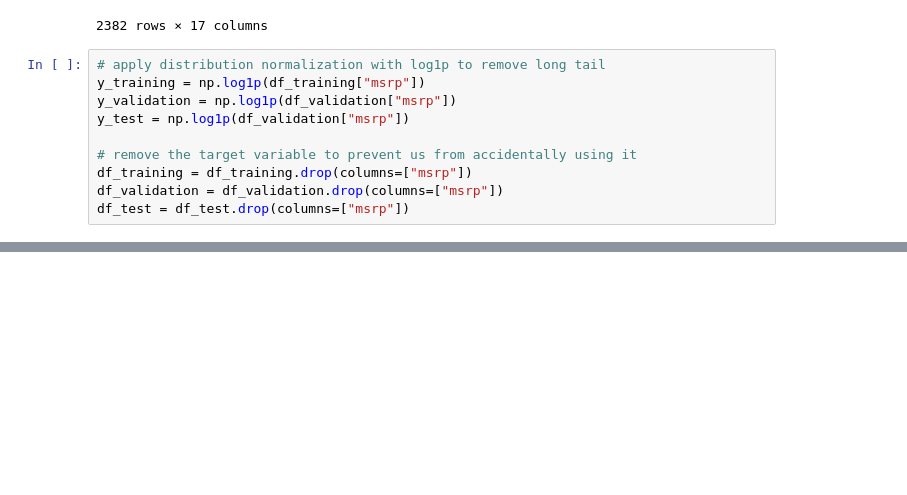
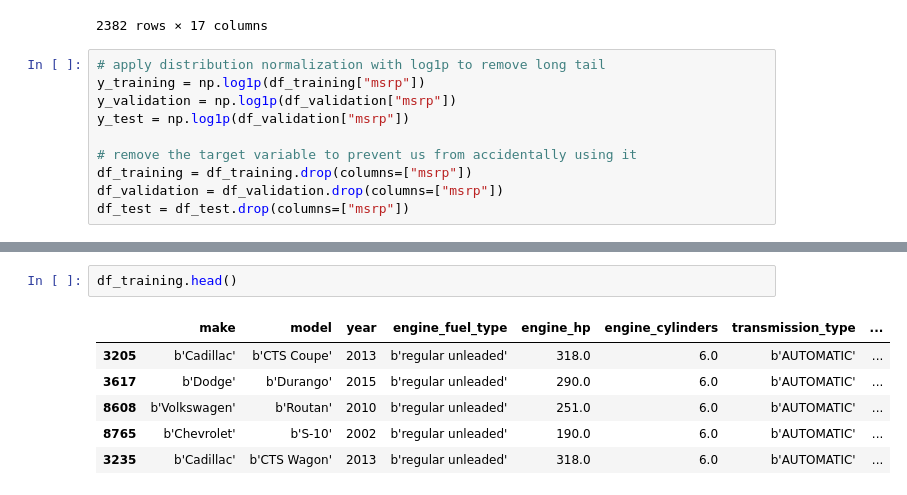
Before and after one commit to spaultify/mlzoomcamp2025, a Jupyter notebook: src/extras/regression/regression.ipynb, the cells around one changed output, grey strips where cells are left out. Saved outputs shown, nothing was run; the diff lists cells and outputs as text; blank space fills up the shorter version.

```diff
--- a/src/extras/regression/regression.ipynb
+++ b/src/extras/regression/regression.ipynb
@@ -152,0 +173,9 @@ df_test = df_test.drop(columns=["msrp"])
+# %%
+df_training.head()
+# %% [output]
+|  | make | model | year | engine_fuel_type | engine_hp | engine_cylinders | transmission_type | ... |
+| 3205 | b'Cadillac' | b'CTS Coupe' | 2013 | b'regular unleaded' | 318.0 | 6.0 | b'AUTOMATIC' | ... |
+| 3617 | b'Dodge' | b'Durango' | 2015 | b'regular unleaded' | 290.0 | 6.0 | b'AUTOMATIC' | ... |
+| 8608 | b'Volkswagen' | b'Routan' | 2010 | b'regular unleaded' | 251.0 | 6.0 | b'AUTOMATIC' | ... |
+| 8765 | b'Chevrolet' | b'S-10' | 2002 | b'regular unleaded' | 190.0 | 6.0 | b'AUTOMATIC' | ... |
+| 3235 | b'Cadillac' | b'CTS Wagon' | 2013 | b'regular unleaded' | 318.0 | 6.0 | b'AUTOMATIC' | ... |
```
Also changed, not shown: parts of 7 cells of this notebook.
